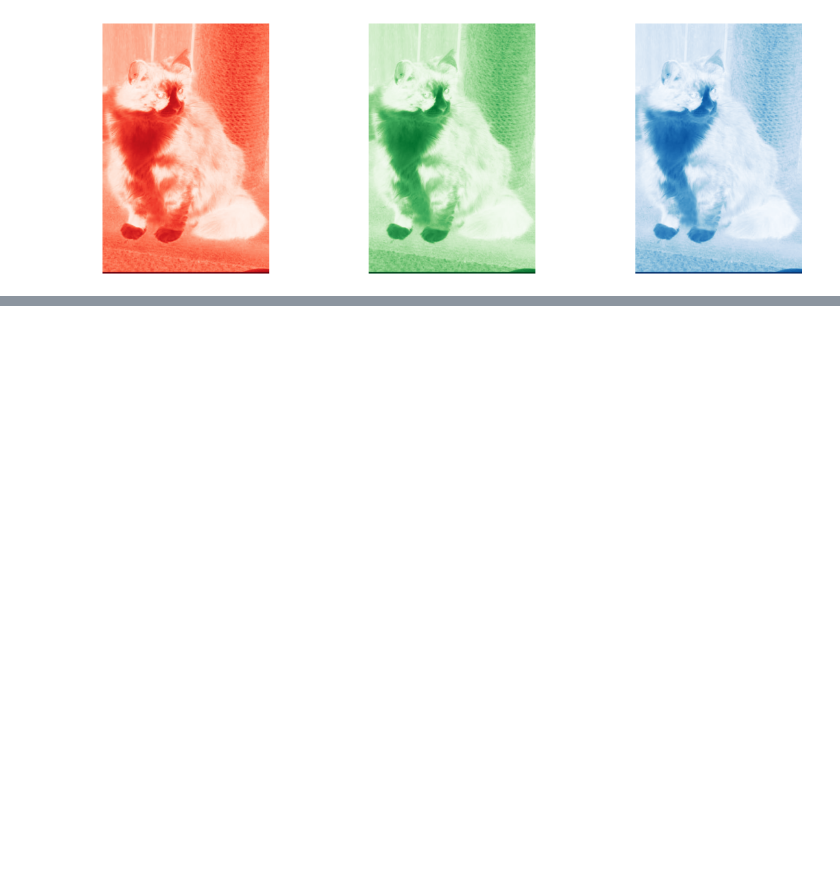
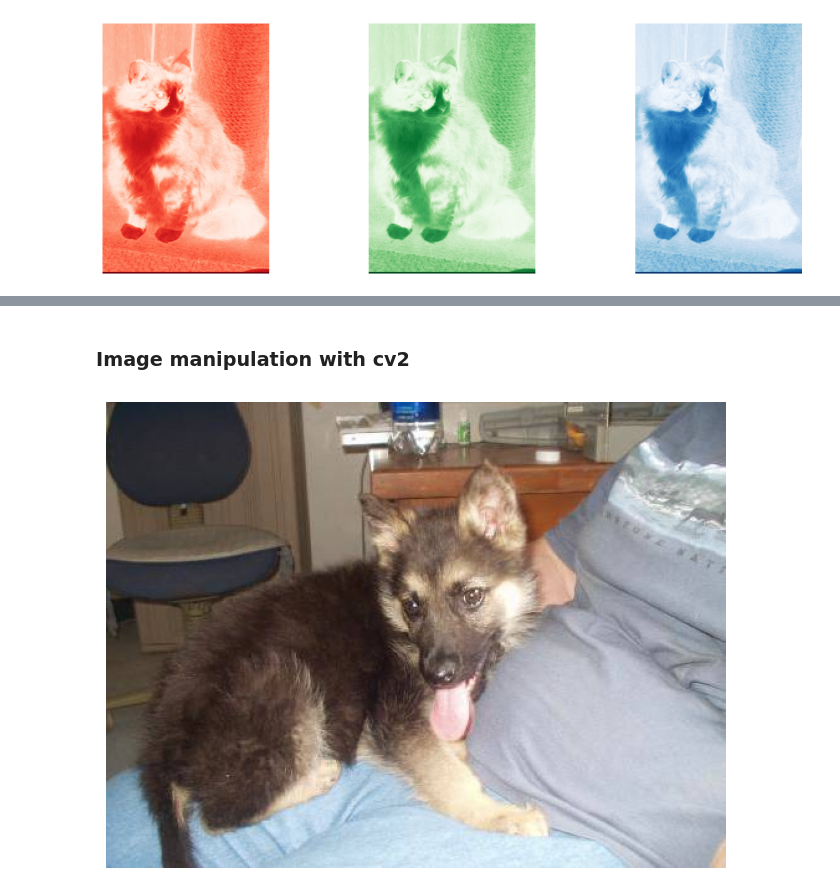
Before and after one commit to linlinhlaing/image-processing-practice, a Jupyter notebook: test.ipynb, the cells around one changed output, grey strips where cells are left out. Cells and saved outputs as stored; diff of their text form; code cells hidden in the pictures; blank space fills up the shorter version.

```diff
--- a/test.ipynb
+++ b/test.ipynb
@@ -59,0 +83,10 @@ plt.show()
+# %% [markdown]
+### Image manipulation with cv2
+# %%
+img = plt.imread(dogFiles[20])
+fig,ax = plt.subplots(figsize = (8,8))
+ax.imshow(img)
+ax.axis('off')
+plt.show()
+# %% [output]
+[figure, added]
```
Also changed, not shown: parts of 11 cells of this notebook.
